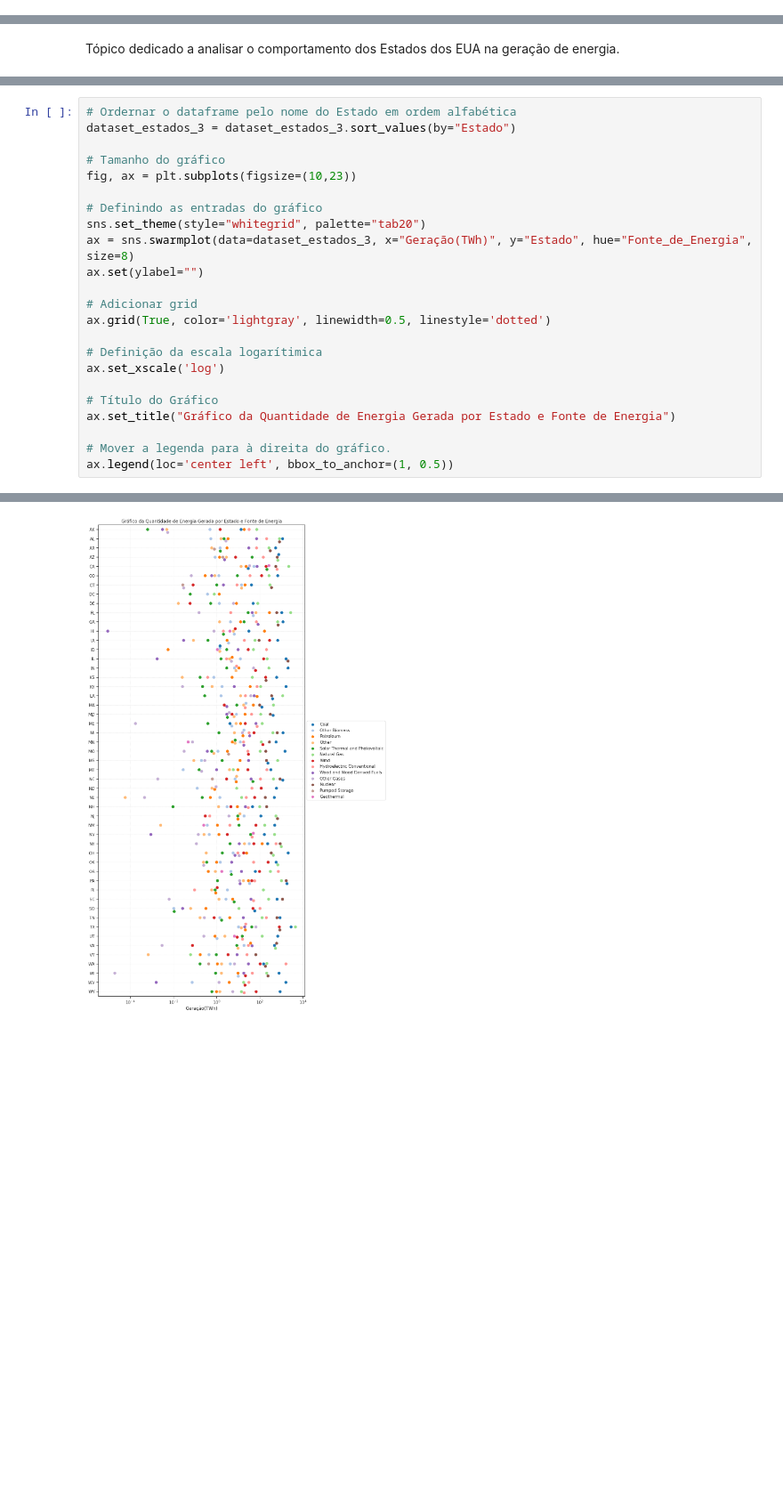
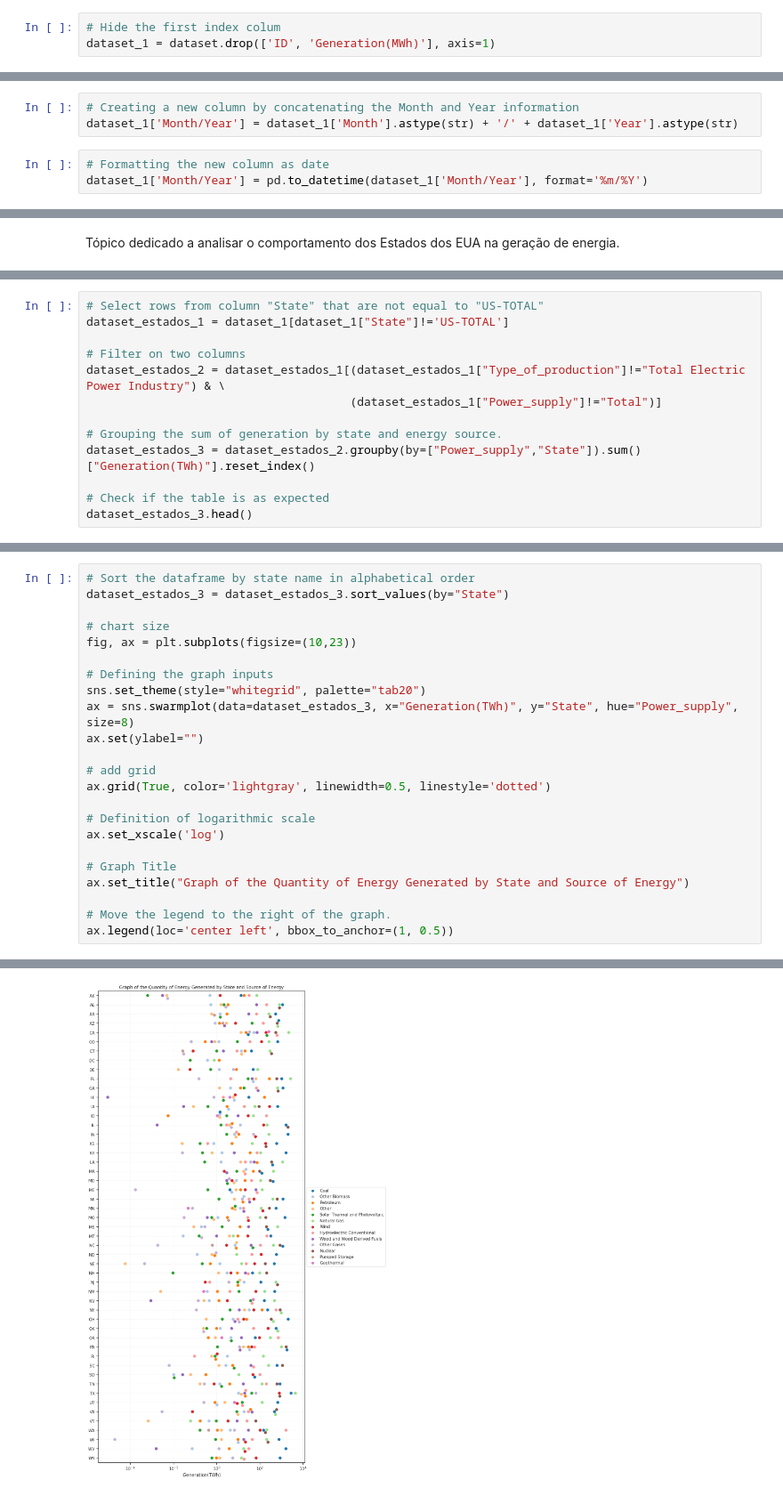
Before and after one commit to Higordevellard/MVP_01, a Jupyter notebook: Data_Analysis_Energy_Generarion(English).ipynb, the cells around one changed output, grey strips where cells are left out. Shown at 89% size. Cells and saved outputs as stored; diff of their text form; blank space fills up the shorter version.

```diff
--- a/Data_Analysis_Energy_Generarion(English).ipynb
+++ b/Data_Analysis_Energy_Generarion(English).ipynb
@@ -470,0 +188,3 @@ dataset_completo.head()
+# %%
+# Hide the first index colum
+dataset_1 = dataset.drop(['ID', 'Generation(MWh)'], axis=1)
@@ -470,0 +206,6 @@ dataset_completo.head()
+# %%
+# Creating a new column by concatenating the Month and Year information
+dataset_1['Month/Year'] = dataset_1['Month'].astype(str) + '/' + dataset_1['Year'].astype(str)
+# %%
+# Formatting the new column as date
+dataset_1['Month/Year'] = pd.to_datetime(dataset_1['Month/Year'], format='%m/%Y')
@@ -855,0 +809,13 @@ dataset_estados_3.head()
+# %%
+# Select rows from column "State" that are not equal to "US-TOTAL"
+dataset_estados_1 = dataset_1[dataset_1["State"]!='US-TOTAL']
+
+# Filter on two columns
+dataset_estados_2 = dataset_estados_1[(dataset_estados_1["Type_of_production"]!="Total Electric Power Industry") & \
+                                      (dataset_estados_1["Power_supply"]!="Total")]
+
+# Grouping the sum of generation by state and energy source.
+dataset_estados_3 = dataset_estados_2.groupby(by=["Power_supply","State"]).sum()["Generation(TWh)"].reset_index()
+
+# Check if the table is as expected
+dataset_estados_3.head()
@@ -856,26 +831,26 @@ dataset_estados_3.head()
 # %%
-# Ordernar o dataframe pelo nome do Estado em ordem alfabética
-dataset_estados_3 = dataset_estados_3.sort_values(by="Estado")
+# Sort the dataframe by state name in alphabetical order
+dataset_estados_3 = dataset_estados_3.sort_values(by="State")
 
-# Tamanho do gráfico
+# chart size
 fig, ax = plt.subplots(figsize=(10,23))
 
-# Definindo as entradas do gráfico
+# Defining the graph inputs
 sns.set_theme(style="whitegrid", palette="tab20")
-ax = sns.swarmplot(data=dataset_estados_3, x="Geração(TWh)", y="Estado", hue="Fonte_de_Energia", size=8)
+ax = sns.swarmplot(data=dataset_estados_3, x="Generation(TWh)", y="State", hue="Power_supply", size=8)
 ax.set(ylabel="")
 
-# Adicionar grid
+# add grid
 ax.grid(True, color='lightgray', linewidth=0.5, linestyle='dotted')
 
-# Definição da escala logarítimica
+# Definition of logarithmic scale
 ax.set_xscale('log')
 
-# Título do Gráfico
-ax.set_title("Gráfico da Quantidade de Energia Gerada por Estado e Fonte de Energia")
+# Graph Title
+ax.set_title("Graph of the Quantity of Energy Generated by State and Source of Energy")
 
-# Mover a legenda para à direita do gráfico.
+# Move the legend to the right of the graph.
 ax.legend(loc='center left', bbox_to_anchor=(1, 0.5))
 # %% [output]
 <matplotlib.legend.Legend at 0x...>
-[figure, old version]
+[figure, new version]
```
Also changed, not shown: parts of 201 cells of this notebook.
